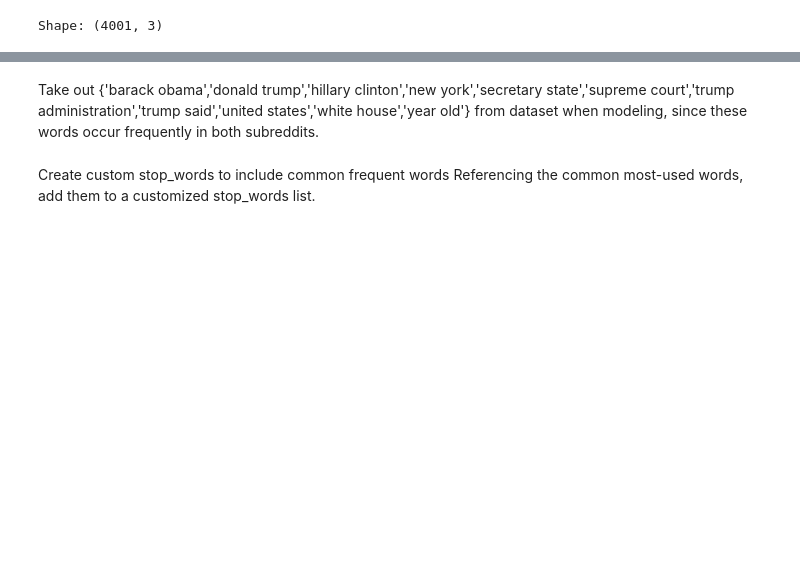
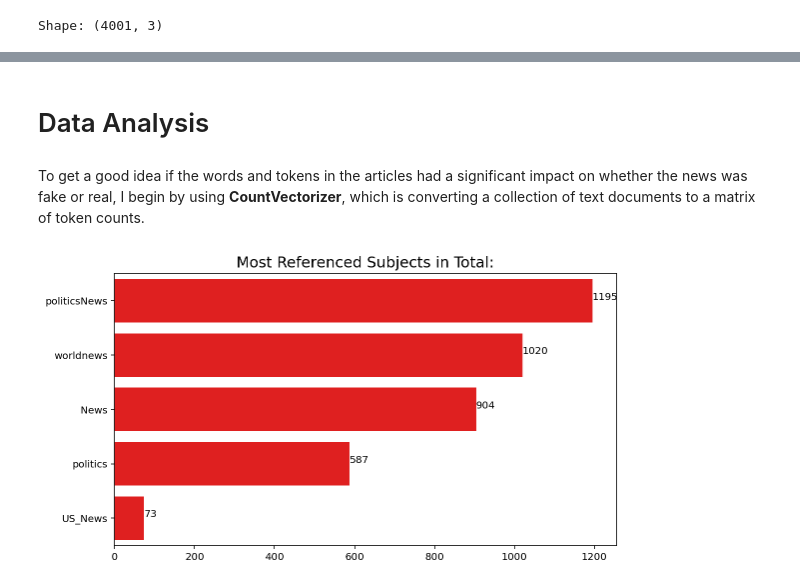
Before and after one commit to hyacob-89/fake_news_detector, a Jupyter notebook: fake_news_detector.ipynb, the cells around one changed output, grey strips where cells are left out. Drawn from its saved outputs; the diff is of its cells as text; code cells hidden in the pictures; blank space fills up the shorter version.

```diff
--- a/fake_news_detector.ipynb
+++ b/fake_news_detector.ipynb
@@ -458,5 +145,6 @@ common_bigrams
-# %% [markdown]
-Take out {'barack obama','donald trump','hillary clinton','new york','secretary state','supreme court','trump administration','trump said','united states','white house','year old'} from dataset when modeling, since these words occur frequently in both subreddits.
-# %% [markdown]
-Create custom stop_words to include common frequent words
-Referencing the common most-used words, add them to a customized stop_words list.
+# %% [markdown]
+# Data Analysis
+# %% [markdown]
+
+To get a good idea if the words and tokens in the articles had a significant
+impact on whether the news was fake or real, I begin by using **CountVectorizer**, which is converting a collection of text documents to a matrix of token counts.
@@ -462,0 +182,12 @@ Referencing the common most-used words, add them to a customized stop_words list
+# %%
+# Set x values: # of posts for both datasets
+df_domain = df2['articlesubject'].value_counts()
+df_domain = df_domain.sort_values(ascending=False).head(5)
+
+# Set y values: Domains
+df_domain_index = list(df_domain.index)
+
+# Call function
+bar_plot(df_domain.values, df_domain_index, 'Most Referenced Subjects in Total:' ,'r')
+# %% [output]
+[figure, added]
```
Also changed, not shown: parts of 70 cells of this notebook.
